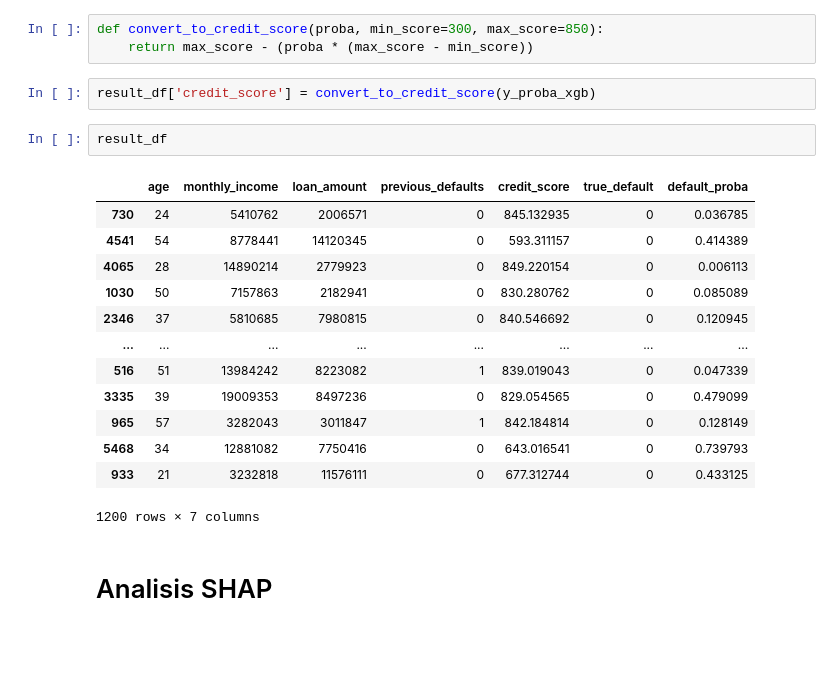
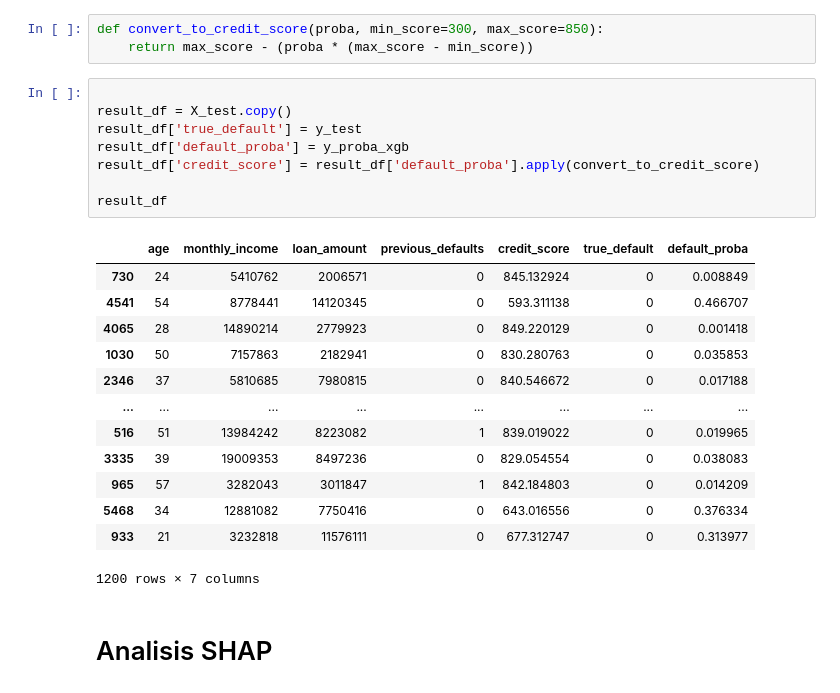
Before and after one commit to safinakinanthi/ds-assignment, a Jupyter notebook: notebooks/B_Modeling.ipynb, the cells around one changed output. Saved outputs shown, nothing was run; the diff lists cells and outputs as text; blank space fills up the shorter version.

```diff
--- a/notebooks/B_Modeling.ipynb
+++ b/notebooks/B_Modeling.ipynb
@@ -317,24 +317,28 @@ Sehingga model akhir yang dipilih adalah XGBoost dengan scale post weight namun
 # %%
 def convert_to_credit_score(proba, min_score=300, max_score=850):
     return max_score - (proba * (max_score - min_score))
-# %%
-result_df['credit_score'] = convert_to_credit_score(y_proba_xgb)
-# %%
-result_df
-# %% [output]
-|  | age | monthly_income | loan_amount | previous_defaults | credit_score | true_default | default_proba |
-| 730 | 24 | 5410762 | 2006571 | 0 | 845.132935 | 0 | 0.036785 |
-| 4541 | 54 | 8778441 | 14120345 | 0 | 593.311157 | 0 | 0.414389 |
-| 4065 | 28 | 14890214 | 2779923 | 0 | 849.220154 | 0 | 0.006113 |
-| 1030 | 50 | 7157863 | 2182941 | 0 | 830.280762 | 0 | 0.085089 |
-| 2346 | 37 | 5810685 | 7980815 | 0 | 840.546692 | 0 | 0.120945 |
-| ... | ... | ... | ... | ... | ... | ... | ... |
-| 516 | 51 | 13984242 | 8223082 | 1 | 839.019043 | 0 | 0.047339 |
-| 3335 | 39 | 19009353 | 8497236 | 0 | 829.054565 | 0 | 0.479099 |
-| 965 | 57 | 3282043 | 3011847 | 1 | 842.184814 | 0 | 0.128149 |
-| 5468 | 34 | 12881082 | 7750416 | 0 | 643.016541 | 0 | 0.739793 |
-| 933 | 21 | 3232818 | 11576111 | 0 | 677.312744 | 0 | 0.433125 |
-1200 rows × 7 columns
+# %%
+
+result_df = X_test.copy()
+result_df['true_default'] = y_test
+result_df['default_proba'] = y_proba_xgb
+result_df['credit_score'] = result_df['default_proba'].apply(convert_to_credit_score)
+
+result_df
+# %% [output]
+|  | age | monthly_income | loan_amount | previous_defaults | credit_score | true_default | default_proba |
+| 730 | 24 | 5410762 | 2006571 | 0 | 845.132924 | 0 | 0.008849 |
+| 4541 | 54 | 8778441 | 14120345 | 0 | 593.311138 | 0 | 0.466707 |
+| 4065 | 28 | 14890214 | 2779923 | 0 | 849.220129 | 0 | 0.001418 |
+| 1030 | 50 | 7157863 | 2182941 | 0 | 830.280763 | 0 | 0.035853 |
+| 2346 | 37 | 5810685 | 7980815 | 0 | 840.546672 | 0 | 0.017188 |
+| ... | ... | ... | ... | ... | ... | ... | ... |
+| 516 | 51 | 13984242 | 8223082 | 1 | 839.019022 | 0 | 0.019965 |
+| 3335 | 39 | 19009353 | 8497236 | 0 | 829.054554 | 0 | 0.038083 |
+| 965 | 57 | 3282043 | 3011847 | 1 | 842.184803 | 0 | 0.014209 |
+| 5468 | 34 | 12881082 | 7750416 | 0 | 643.016556 | 0 | 0.376334 |
+| 933 | 21 | 3232818 | 11576111 | 0 | 677.312747 | 0 | 0.313977 |
+1200 rows × 7 columns
 # %% [markdown]
 <h1>Analisis SHAP
 # %%
```
Also changed, not shown: parts of 5 cells of this notebook, 4 other files.
